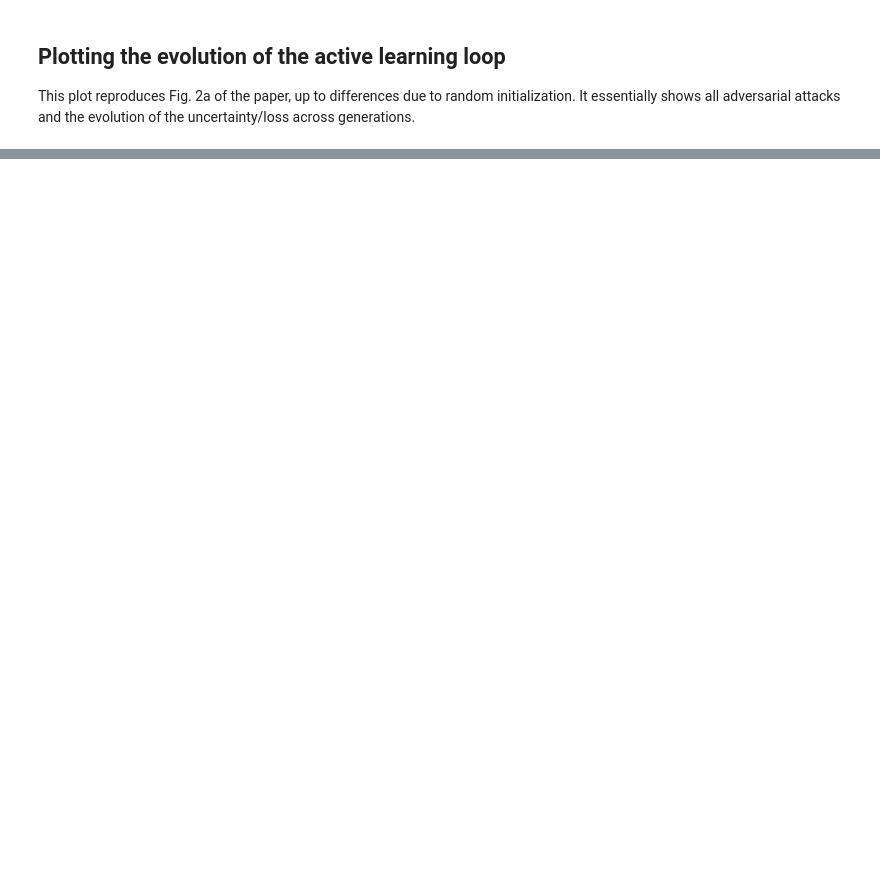
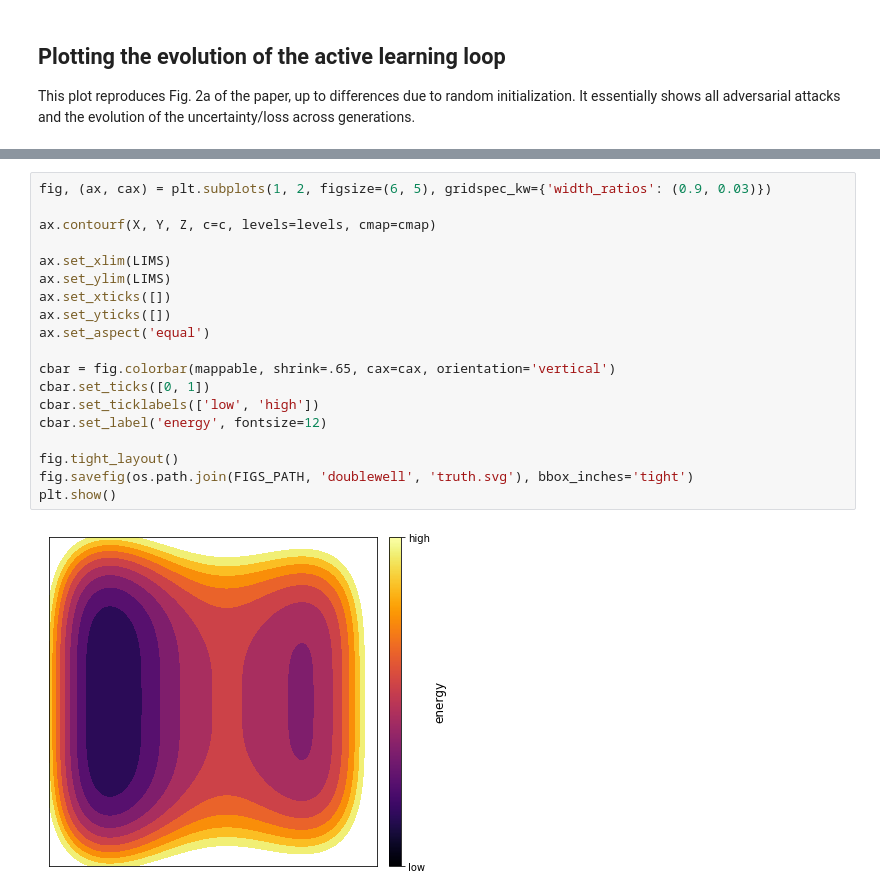
Before and after one commit to learningmatter-mit/Atomistic-Adversarial-Attacks, a Jupyter notebook: examples/2D_DoubleWell.ipynb, the cells around one changed output, grey strips where cells are left out. Drawn from its saved outputs; the diff is of its cells as text; blank space fills up the shorter version.

```diff
--- a/examples/2D_DoubleWell.ipynb
+++ b/examples/2D_DoubleWell.ipynb
@@ -346,0 +485,21 @@ plt.show()
+# %%
+fig, (ax, cax) = plt.subplots(1, 2, figsize=(6, 5), gridspec_kw={'width_ratios': (0.9, 0.03)})
+
+ax.contourf(X, Y, Z, c=c, levels=levels, cmap=cmap)
+
+ax.set_xlim(LIMS)
+ax.set_ylim(LIMS)
+ax.set_xticks([])
+ax.set_yticks([])
+ax.set_aspect('equal')
+
+cbar = fig.colorbar(mappable, shrink=.65, cax=cax, orientation='vertical')
+cbar.set_ticks([0, 1])
+cbar.set_ticklabels(['low', 'high'])
+cbar.set_label('energy', fontsize=12)
+
+fig.tight_layout()
+fig.savefig(os.path.join(FIGS_PATH, 'doublewell', 'truth.svg'), bbox_inches='tight')
+plt.show()
+# %% [output]
+[figure, added]
```
Also changed, not shown: parts of 30 cells of this notebook, 1 other file.
